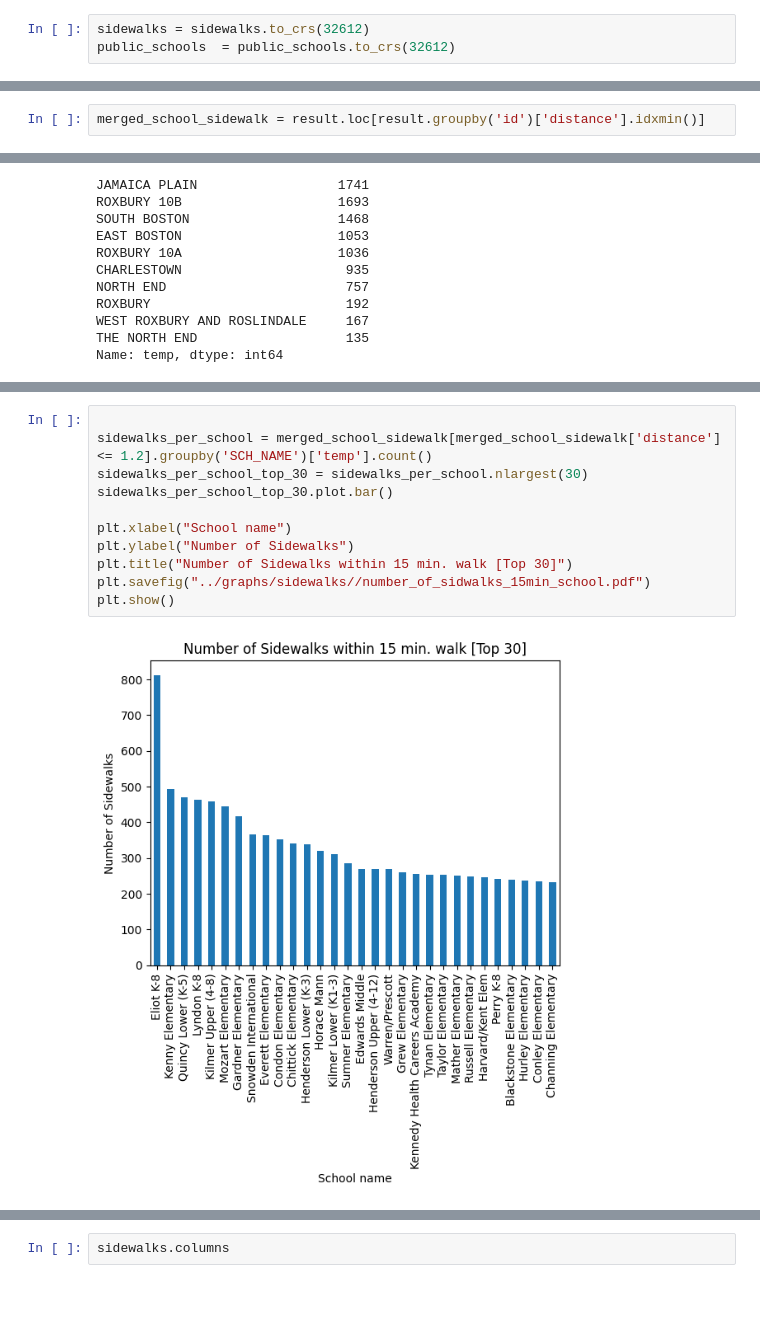
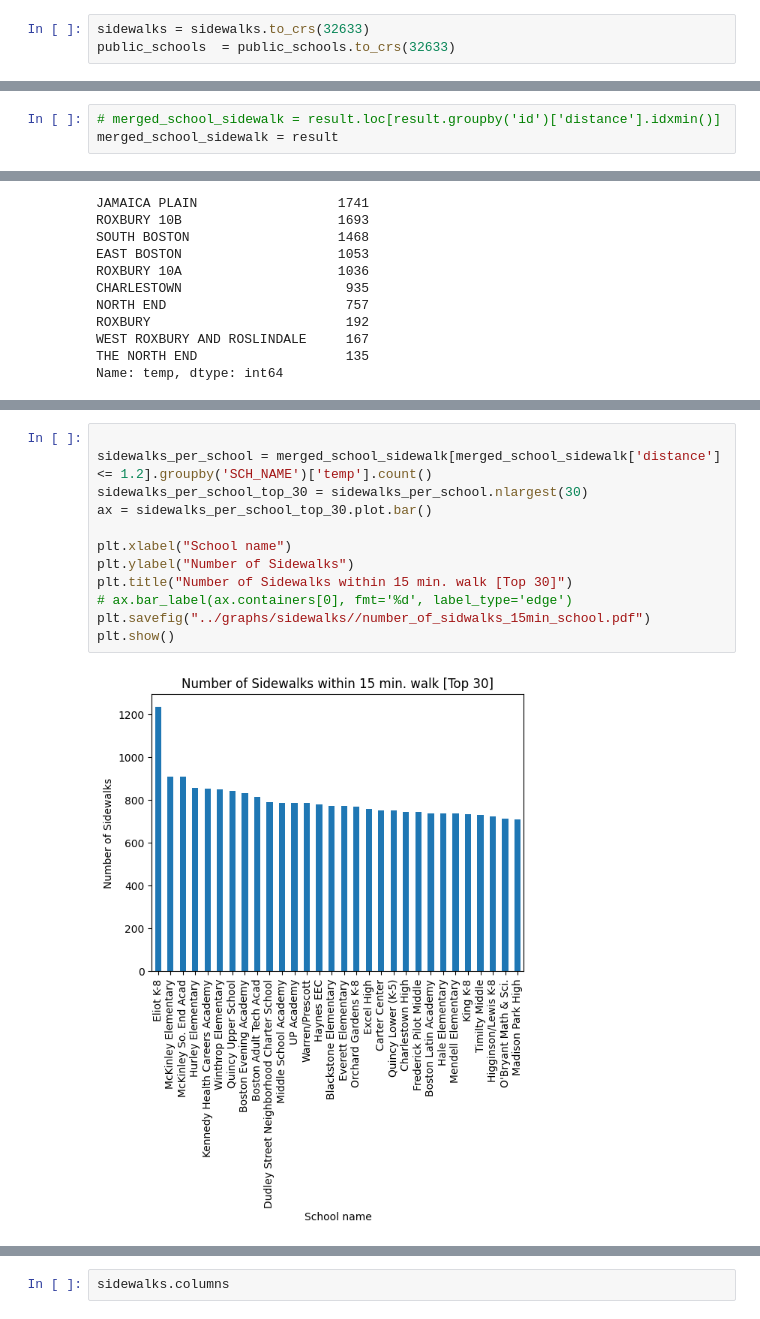
Before and after one commit to BU-Spark/ds-stantec-sidewalks, a Jupyter notebook: spring23-team-1/files/sidewalks_3_Analysis.ipynb, the cells around one changed output, grey strips where cells are left out. Drawn from its saved outputs; the diff is of its cells as text.

Commit message:
addded sidewalk_analysis

```diff
--- a/spring23-team-1/files/sidewalks_3_Analysis.ipynb
+++ b/spring23-team-1/files/sidewalks_3_Analysis.ipynb
@@ -354,8 +342,8 @@ map.save('../maps/sidewalkss_map.html')
 from pandas.io.json import json_normalize
 public_schools =  gpd.read_file("../data/Public_Schools.geojson")
 # %%
-sidewalks = sidewalks.to_crs(32612)
-public_schools  = public_schools.to_crs(32612)
+sidewalks = sidewalks.to_crs(32633)
+public_schools  = public_schools.to_crs(32633)
 # %%
 public_schools['temp'] = 1
 sidewalks['temp'] = 1
@@ -366,7 +354,8 @@ result = pd.merge(public_schools,sidewalks, on = 'temp' )
 # %%
 result['distance'] = result.apply(lambda x: x['geometry_x'].distance(x['geometry_y'])/1000, axis = 1)
 # %%
-merged_school_sidewalk = result.loc[result.groupby('id')['distance'].idxmin()]
+# merged_school_sidewalk = result.loc[result.groupby('id')['distance'].idxmin()]
+merged_school_sidewalk = result
 # %%
 merged_school_sidewalk[['SWK_ID','SCH_NAME','ADDRESS','DISTRICT','distance']]
 # %% [output]
@@ -487,16 +497,17 @@ Name: temp, Length: 126, dtype: int64
 # %%
 
 sidewalks_per_school = merged_school_sidewalk[merged_school_sidewalk['distance'] <= 1.2].groupby('SCH_NAME')['temp'].count()
 sidewalks_per_school_top_30 = sidewalks_per_school.nlargest(30)
-sidewalks_per_school_top_30.plot.bar()
+ax = sidewalks_per_school_top_30.plot.bar()
 
 plt.xlabel("School name")
 plt.ylabel("Number of Sidewalks")
 plt.title("Number of Sidewalks within 15 min. walk [Top 30]")
+# ax.bar_label(ax.containers[0], fmt='%d', label_type='edge')
 plt.savefig("../graphs/sidewalks//number_of_sidwalks_15min_school.pdf")
 plt.show()
 # %% [output]
-[figure, old version]
+[figure, new version]
 # %%
 sidewalks_per_school_top_30
 # %% [output]
```
Also changed, not shown: parts of 20 cells of this notebook, 29 other files.
